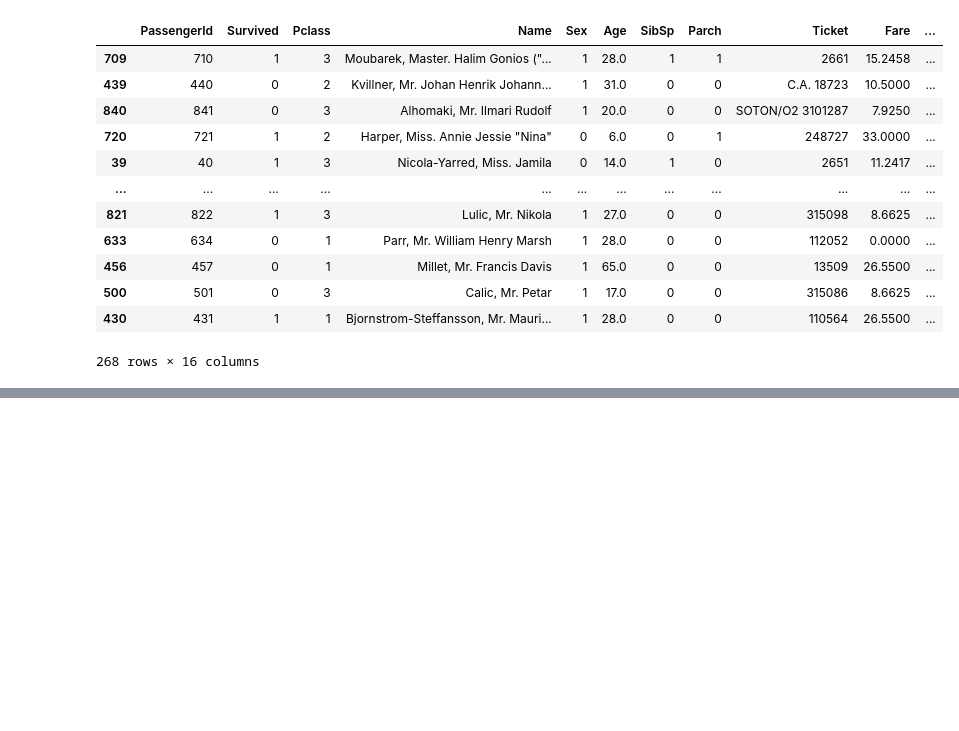
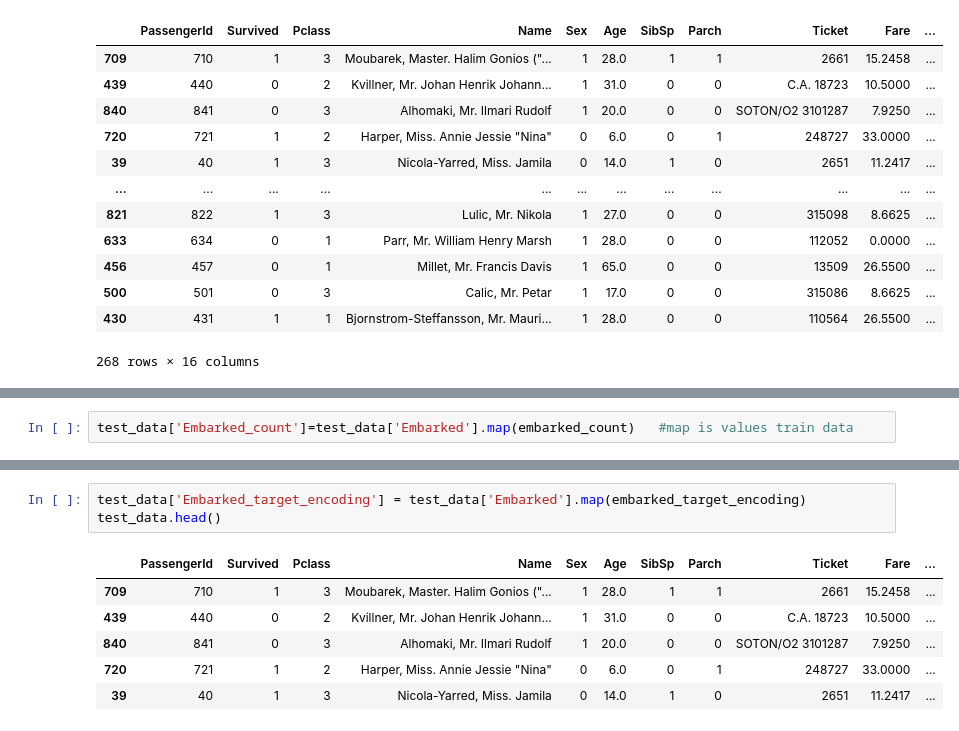
Before and after one commit to gehad-Ahmed30/Preprocessing-Data, a Jupyter notebook: Categorical Encoding/main.ipynb, the cells around one changed output, grey strips where cells are left out. Saved outputs shown, nothing was run; the diff lists cells and outputs as text; blank space fills up the shorter version.

```diff
--- a/Categorical Encoding/main.ipynb
+++ b/Categorical Encoding/main.ipynb
@@ -336,0 +373,2 @@ test_data
+# %%
+test_data['Embarked_count']=test_data['Embarked'].map(embarked_count)   #map is values train data
@@ -336,0 +409,10 @@ test_data
+# %%
+test_data['Embarked_target_encoding'] = test_data['Embarked'].map(embarked_target_encoding)
+test_data.head()
+# %% [output]
+|  | PassengerId | Survived | Pclass | Name | Sex | Age | SibSp | Parch | Ticket | Fare | ... |
+| 709 | 710 | 1 | 3 | Moubarek, Master. Halim Gonios ("... | 1 | 28.0 | 1 | 1 | 2661 | 15.2458 | ... |
+| 439 | 440 | 0 | 2 | Kvillner, Mr. Johan Henrik Johann... | 1 | 31.0 | 0 | 0 | C.A. 18723 | 10.5000 | ... |
+| 840 | 841 | 0 | 3 | Alhomaki, Mr. Ilmari Rudolf | 1 | 20.0 | 0 | 0 | SOTON/O2 3101287 | 7.9250 | ... |
+| 720 | 721 | 1 | 2 | Harper, Miss. Annie Jessie "Nina" | 0 | 6.0 | 0 | 1 | 248727 | 33.0000 | ... |
+| 39 | 40 | 1 | 3 | Nicola-Yarred, Miss. Jamila | 0 | 14.0 | 1 | 0 | 2651 | 11.2417 | ... |
```
Also changed, not shown: parts of 12 cells of this notebook.
